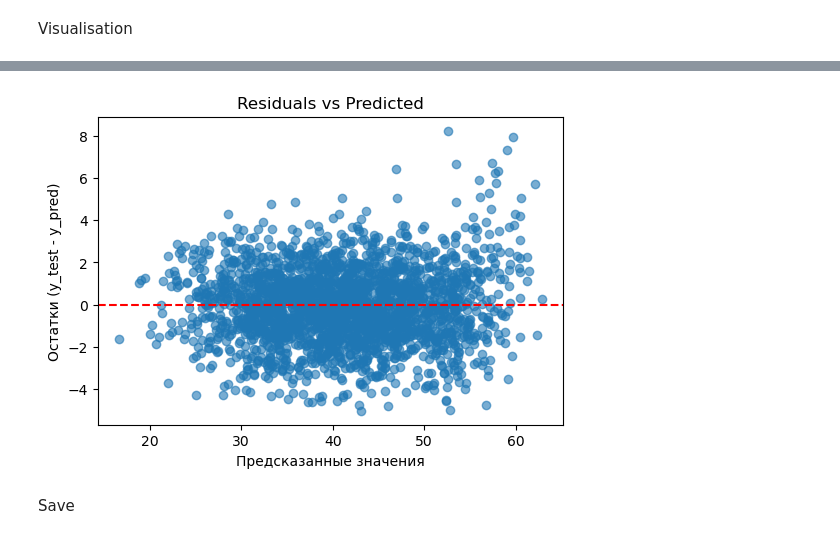
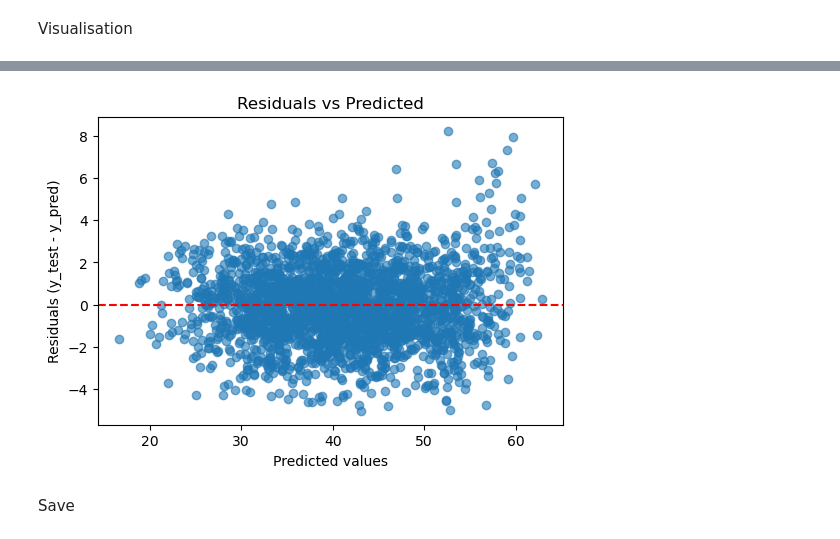
Before and after one commit to SzaboIvan711/Fitnessdata2-, a Jupyter notebook: vo2max.ipynb, the cells around one changed output, grey strips where cells are left out. Cells and saved outputs as stored; diff of their text form; code cells hidden in the pictures.

```diff
--- a/vo2max.ipynb
+++ b/vo2max.ipynb
@@ -457,16 +457,16 @@ NameError: name 'final_predictions' is not defined
 # %%
 residuals = y_test - y_pred
 
 plt.figure(figsize=(6,4))
 plt.scatter(y_pred, residuals, alpha=0.6)
 plt.axhline(0, color='r', linestyle='--')
-plt.xlabel("Предсказанные значения")
-plt.ylabel("Остатки (y_test - y_pred)")
+plt.xlabel("Predicted values")
+plt.ylabel("Residuals (y_test - y_pred)")
 plt.title("Residuals vs Predicted")
 plt.savefig("out/img/Residuals vs Predicted.png", dpi=300)
 plt.show()
 # %% [output]
-[figure, old version]
+[figure, new version]
 # %% [markdown]
 Save
 # %%
```
Also changed, not shown: parts of 13 cells of this notebook, 5 other files.
